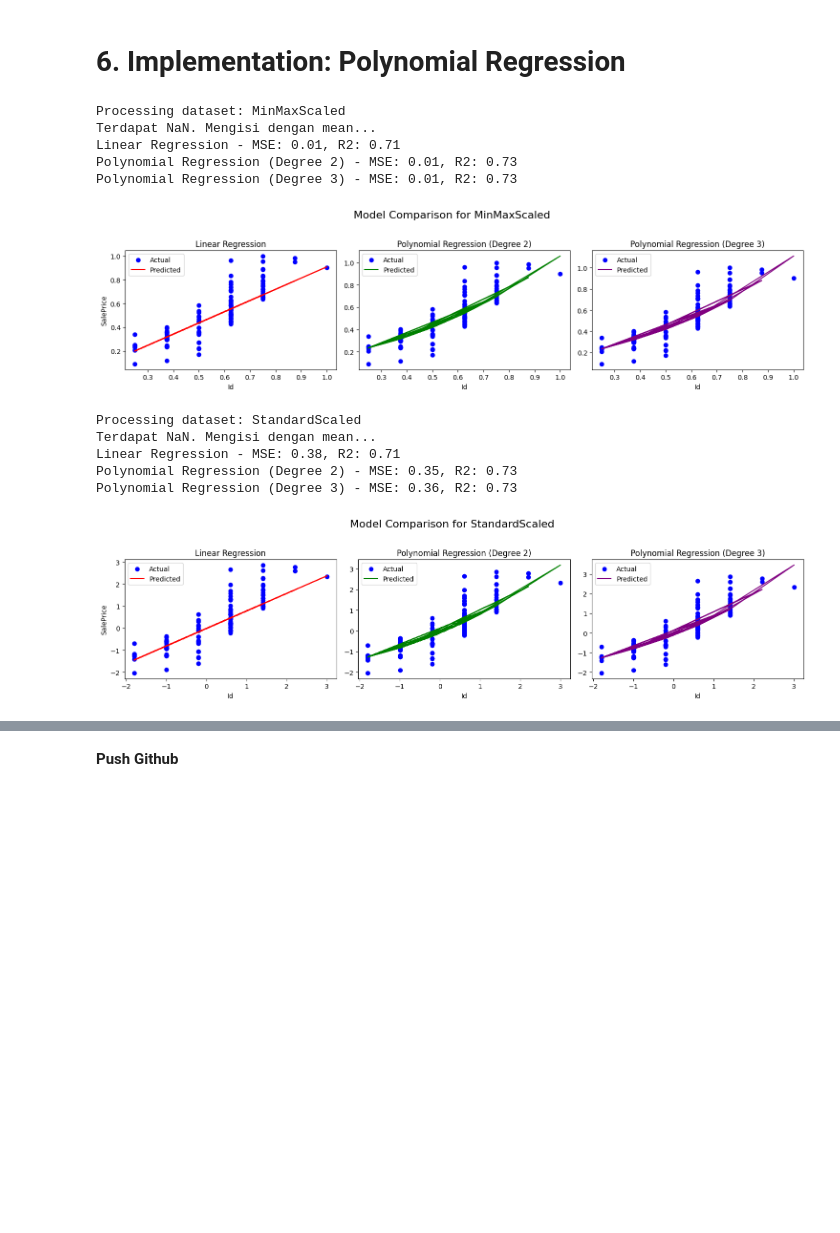
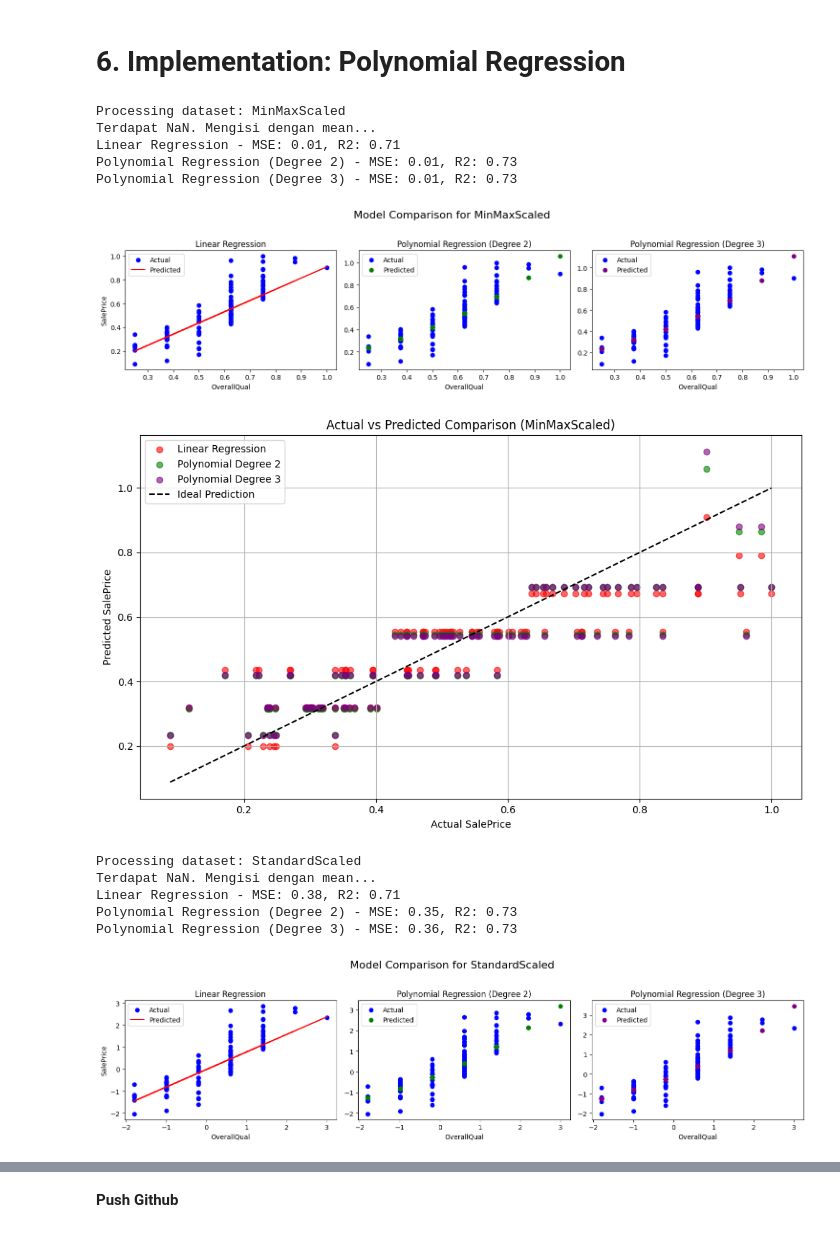
Before and after one commit to IET-Polinela/supervised-learning-SatriaDivo, a Jupyter notebook: Lab4_23758056.ipynb, the cells around one changed output, grey strips where cells are left out. Drawn from its saved outputs; the diff is of its cells as text; code cells hidden in the pictures; blank space fills up the shorter version.

```diff
--- a/Lab4_23758056.ipynb
+++ b/Lab4_23758056.ipynb
@@ -519,8 +519,8 @@ for dataset_name, file_path in datasets.items():
         data.fillna(data.mean(), inplace=True)
 
     # Pisahkan fitur dan target
-    X = data[['OverallQual']]
-    y = data['SalePrice']
+    X = data[['OverallQual']]  # Fitur prediktor: penilaian kualitas rumah
+    y = data['SalePrice']      # Target: harga jual rumah
 
     # Split train-test
     X_train, X_test, y_train, y_test = train_test_split(X, y, test_size=0.2, random_state=42)
@@ -559,47 +559,63 @@ for dataset_name, file_path in datasets.items():
     print(f"Polynomial Regression (Degree 2) - MSE: {mse_poly2:.2f}, R2: {r2_poly2:.2f}")
     print(f"Polynomial Regression (Degree 3) - MSE: {mse_poly3:.2f}, R2: {r2_poly3:.2f}")
 
-    # Visualisasi
+    # Visualisasi prediksi pada data asli
     plt.figure(figsize=(15, 4))
     plt.suptitle(f"Model Comparison for {dataset_name}", fontsize=16)
 
     # Linear
     plt.subplot(1, 3, 1)
     plt.scatter(X_test, y_test, color='blue', label='Actual')
     plt.plot(X_test, y_pred_linear, color='red', label='Predicted')
     plt.title("Linear Regression")
-    plt.xlabel("Id")
+    plt.xlabel("OverallQual")
     plt.ylabel("SalePrice")
     plt.legend()
 
     # Poly 2
     plt.subplot(1, 3, 2)
     plt.scatter(X_test, y_test, color='blue', label='Actual')
-    plt.plot(X_test, y_pred_poly2, color='green', label='Predicted')
+    plt.scatter(X_test, y_pred_poly2, color='green', label='Predicted')
     plt.title("Polynomial Regression (Degree 2)")
-    plt.xlabel("Id")
+    plt.xlabel("OverallQual")
     plt.legend()
 
     # Poly 3
     plt.subplot(1, 3, 3)
     plt.scatter(X_test, y_test, color='blue', label='Actual')
-    plt.plot(X_test, y_pred_poly3, color='purple', label='Predicted')
+    plt.scatter(X_test, y_pred_poly3, color='purple', label='Predicted')
     plt.title("Polynomial Regression (Degree 3)")
-    plt.xlabel("Id")
+    plt.xlabel("OverallQual")
     plt.legend()
 
     plt.tight_layout(rect=[0, 0, 1, 0.95])
     plt.show()
+
+    # Scatter plot perbandingan nilai aktual vs prediksi
+    plt.figure(figsize=(10, 6))
+    plt.scatter(y_test, y_pred_linear, color='red', label='Linear Regression', alpha=0.6)
+    plt.scatter(y_test, y_pred_poly2, color='green', label='Polynomial Degree 2', alpha=0.6)
+    plt.scatter(y_test, y_pred_poly3, color='purple', label='Polynomial Degree 3', alpha=0.6)
+    plt.plot([y_test.min(), y_test.max()], [y_test.min(), y_test.max()], color='black', linestyle='--', label='Ideal Prediction')
+
+    plt.xlabel("Actual SalePrice")
+    plt.ylabel("Predicted SalePrice")
+    plt.title(f"Actual vs Predicted Comparison ({dataset_name})")
+    plt.legend()
+    plt.grid(True)
+    plt.tight_layout()
+    plt.show()
 # %% [output]
 Processing dataset: MinMaxScaled
 Terdapat NaN. Mengisi dengan mean...
 Linear Regression - MSE: 0.01, R2: 0.71
 Polynomial Regression (Degree 2) - MSE: 0.01, R2: 0.73
 Polynomial Regression (Degree 3) - MSE: 0.01, R2: 0.73
-[figure, old version]
+[figure, new version]
+[figure, new version]
 Processing dataset: StandardScaled
 Terdapat NaN. Mengisi dengan mean...
 Linear Regression - MSE: 0.38, R2: 0.71
 Polynomial Regression (Degree 2) - MSE: 0.35, R2: 0.73
 Polynomial Regression (Degree 3) - MSE: 0.36, R2: 0.73
-[figure, old version]
+[figure, added]
```
Also changed, not shown: parts of 6 cells of this notebook.
